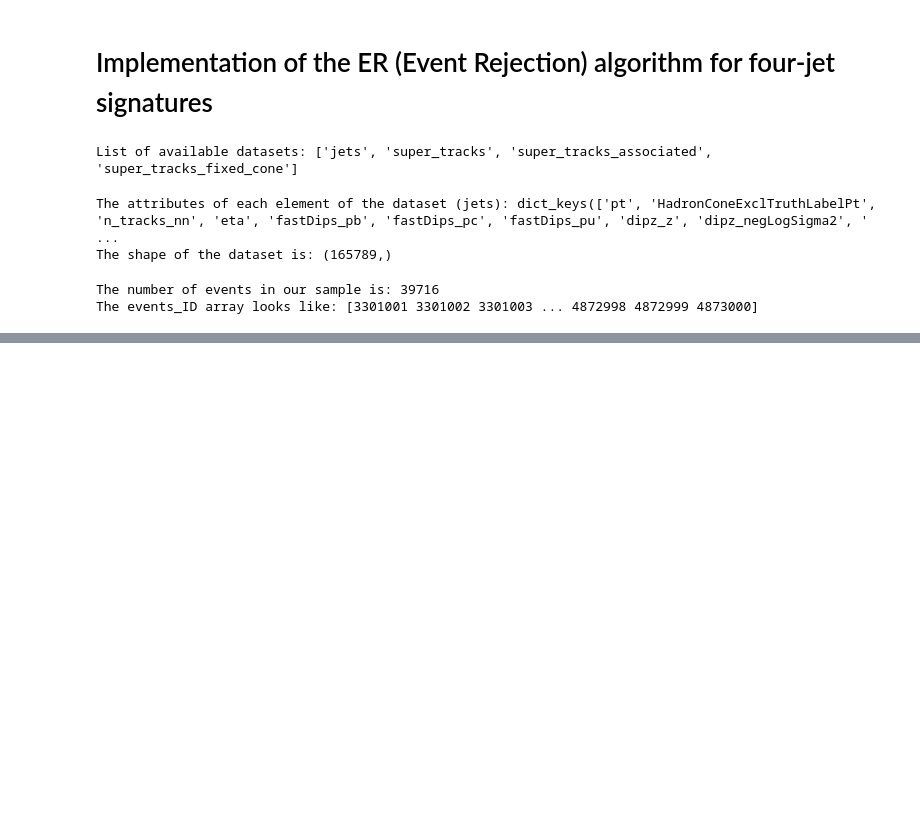
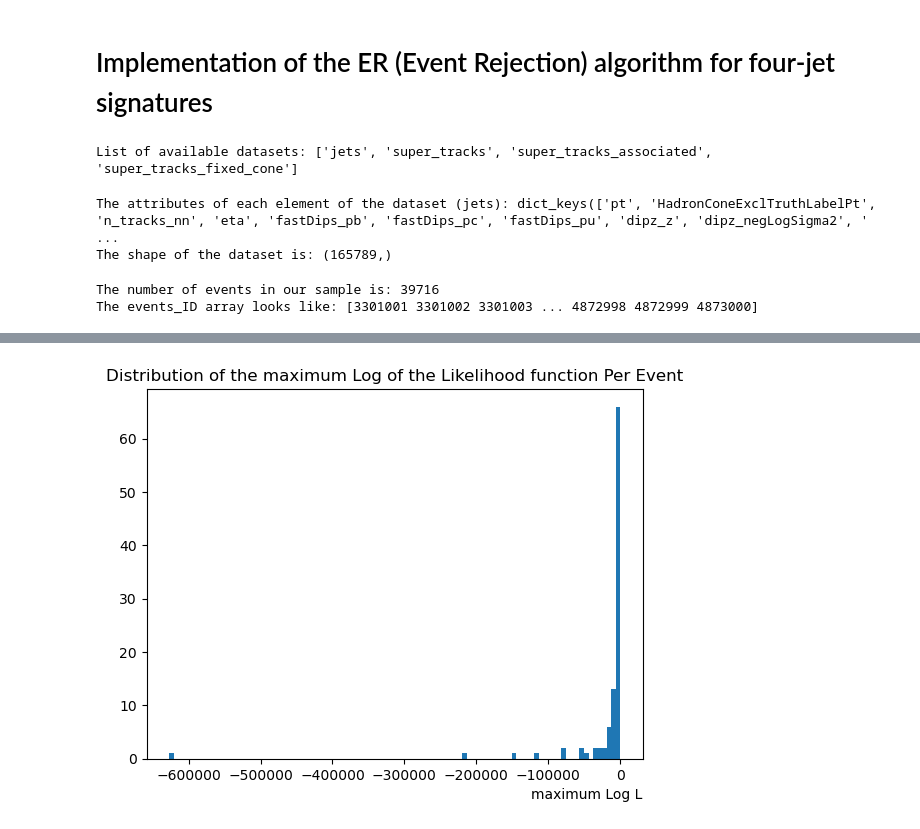
Before and after one commit to abdelllrazekkk/DIPZ_Workflow, a Jupyter notebook: ER_Algorithm.ipynb, the cells around one changed output, grey strips where cells are left out. Saved outputs shown, nothing was run; the diff lists cells and outputs as text; code cells hidden in the pictures; blank space fills up the shorter version.

```diff
--- a/ER_Algorithm.ipynb
+++ b/ER_Algorithm.ipynb
@@ -100,31 +103,31 @@ for comb in combinations:
 # %%
 # A function that takes in the event number and calculates the maximum over 4-jet combinations of log of the product of the
-# likelihood functions of all the jets in the event
+# likelihood functions of all the jets in the event NUMERICALLY
 import itertools as it
 
-def get_max_log_likelihood(event_id):
+def get_max_log_likelihood_num(event_id):
     event_jets = jets[jets["eventNumber"] == event_id]
     #num_jets = len(event_jets)
-    z = np.arange(-5*50, 5*50, 0.001)
+    z = np.arange(-5*50, 5*50, 0.1)
 
     combinations = []
-    mltl_array = []
+    mlpl_array = []
 
     for combination in it.combinations(event_jets, 4):
         combinations.append(combination)
 
     for comb in combinations:
-        log_total_likelihood = num_jets * np.log(np.sqrt(2*np.pi))
+        log_total_likelihood = -4 * np.log(np.sqrt(2*np.pi))
 
         for jet in comb:
             mu = jet["dipz_z"] * 50
-            sigma = jet["dipz_negLogSigma2"]
+            sigma = np.exp(-0.5*jet["dipz_negLogSigma2"]) *50
             #likelihood = (2*np.pi)**(-1/2) * (sigma)**(-1) * np.exp( -1 * (z - mu)**2 * (2 * sigma^2)**(-1) )
             log_total_likelihood -= ( np.log(sigma) + (z - mu)**2 * (2 * sigma**(2))**(-1) )
 
-        mltl_array.append(max(log_total_likelihood))
+        mlpl_array.append(max(log_total_likelihood))
 
 
-    max_log_likelihood = max(mltl_array)
+    max_log_likelihood = max(mlpl_array)
 
     return max_log_likelihood
@@ -172,0 +242,16 @@ plt.show()
+# %%
+data = File("../data22_13p6TeV.00440499.physics_EnhancedBias.h5", 'r')
+jets = data['jets']
+uniques = np.unique(jets["eventNumber"])
+
+fom_events = []
+
+no_of_processed_events = 100
+counter = 0
+
+for id in uniques:
+    if len(jets[jets["eventNumber"] == id]) >= 4:
+        fom_events.append(id)
+        counter +=1
+    if counter == no_of_processed_events:
+        break
@@ -172,0 +267,4 @@ plt.show()
+# %%
+plot_distribution(max_log_likelihood_list)
+# %% [output]
+[figure, added]
```
Also changed, not shown: parts of 18 cells of this notebook.
